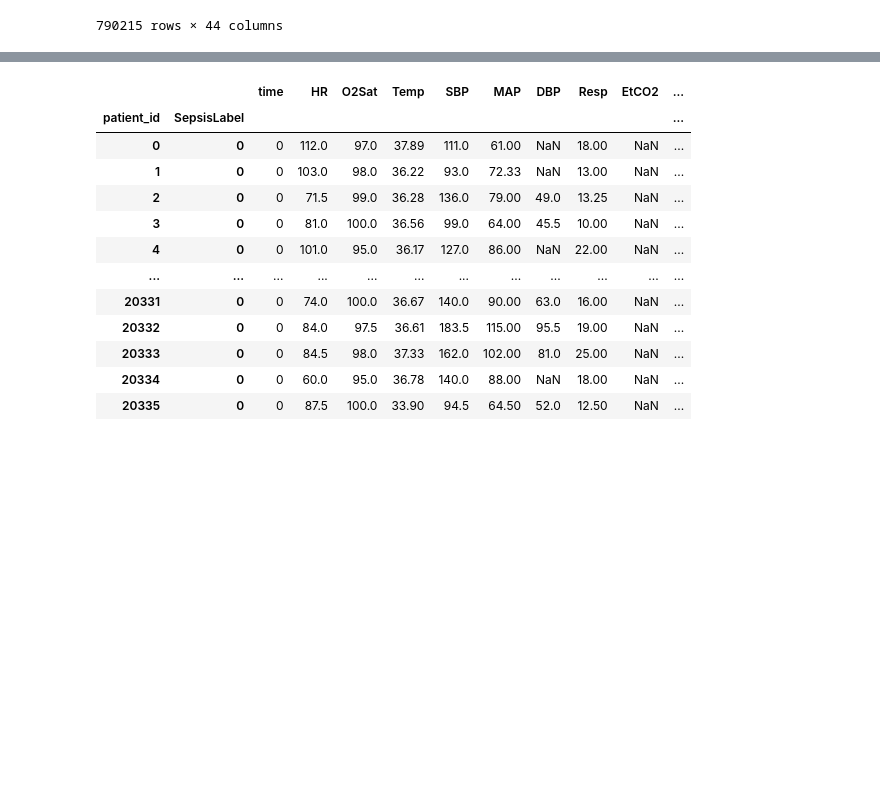
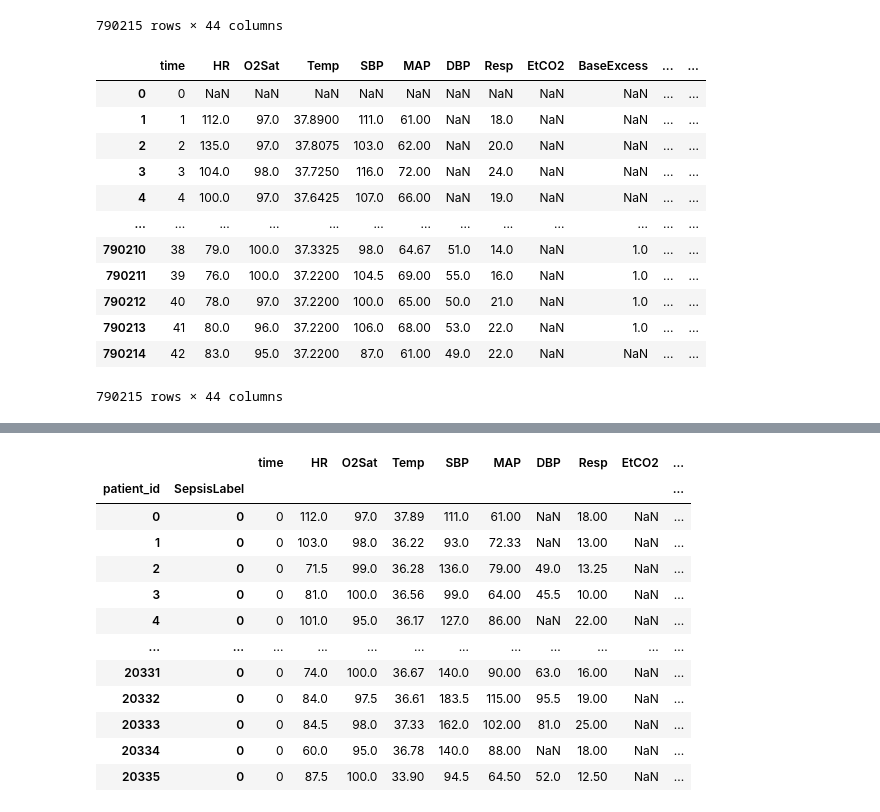
Before and after one commit to Mitmischer/sepsis-prediction, a Jupyter notebook: preprocessing.ipynb, the cells around one changed output, grey strips where cells are left out. Saved outputs shown, nothing was run; the diff lists cells and outputs as text; code cells hidden in the pictures; blank space fills up the shorter version.

```diff
--- a/preprocessing.ipynb
+++ b/preprocessing.ipynb
@@ -339,3 +345,21 @@ display(ref_df)
 | 790213 | 41 | 80.0 | 96.0 | 37.2200 | 106.0 | 68.00 | 53.0 | 22.0 | NaN | 1.0 | ... | ... |
 | 790214 | 42 | 83.0 | 95.0 | 37.2200 | 87.0 | 61.00 | 49.0 | 22.0 | NaN | 1.0 | ... | ... |
 790215 rows × 44 columns
+# %%
+ref_df = pd.read_csv("/tmp/sepsis/training_setA_interpolated_3.csv")
+
+display(ref_df)
+# %% [output]
+|  | time | HR | O2Sat | Temp | SBP | MAP | DBP | Resp | EtCO2 | BaseExcess | ... | ... |
+| 0 | 0 | NaN | NaN | NaN | NaN | NaN | NaN | NaN | NaN | NaN | ... | ... |
+| 1 | 1 | 112.0 | 97.0 | 37.8900 | 111.0 | 61.00 | NaN | 18.0 | NaN | NaN | ... | ... |
+| 2 | 2 | 135.0 | 97.0 | 37.8075 | 103.0 | 62.00 | NaN | 20.0 | NaN | NaN | ... | ... |
+| 3 | 3 | 104.0 | 98.0 | 37.7250 | 116.0 | 72.00 | NaN | 24.0 | NaN | NaN | ... | ... |
+| 4 | 4 | 100.0 | 97.0 | 37.6425 | 107.0 | 66.00 | NaN | 19.0 | NaN | NaN | ... | ... |
+| ... | ... | ... | ... | ... | ... | ... | ... | ... | ... | ... | ... | ... |
+| 790210 | 38 | 79.0 | 100.0 | 37.3325 | 98.0 | 64.67 | 51.0 | 14.0 | NaN | 1.0 | ... | ... |
+| 790211 | 39 | 76.0 | 100.0 | 37.2200 | 104.5 | 69.00 | 55.0 | 16.0 | NaN | 1.0 | ... | ... |
+| 790212 | 40 | 78.0 | 97.0 | 37.2200 | 100.0 | 65.00 | 50.0 | 21.0 | NaN | 1.0 | ... | ... |
+| 790213 | 41 | 80.0 | 96.0 | 37.2200 | 106.0 | 68.00 | 53.0 | 22.0 | NaN | 1.0 | ... | ... |
+| 790214 | 42 | 83.0 | 95.0 | 37.2200 | 87.0 | 61.00 | 49.0 | 22.0 | NaN | NaN | ... | ... |
+790215 rows × 44 columns
```
Also changed, not shown: parts of 20 cells of this notebook.
